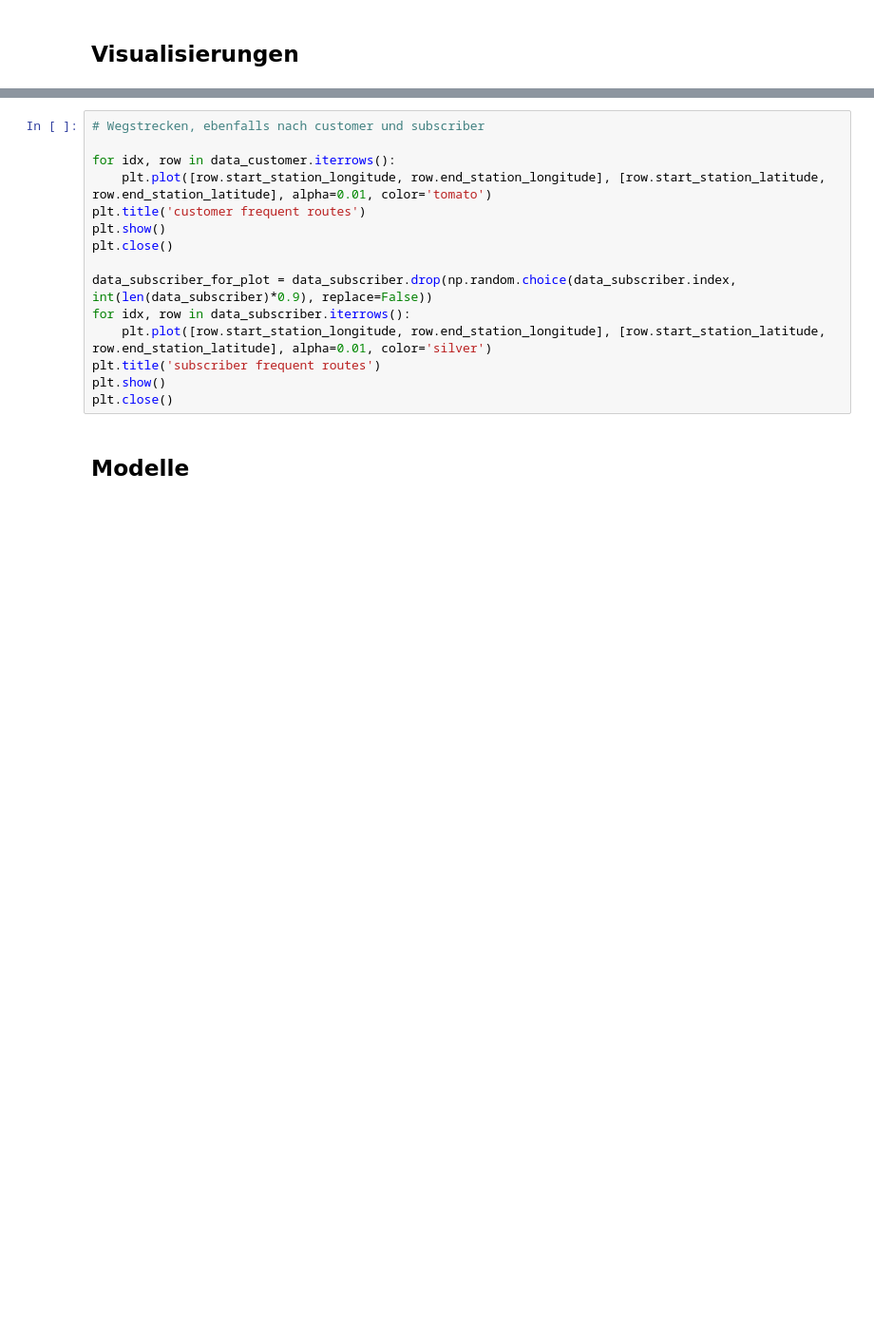
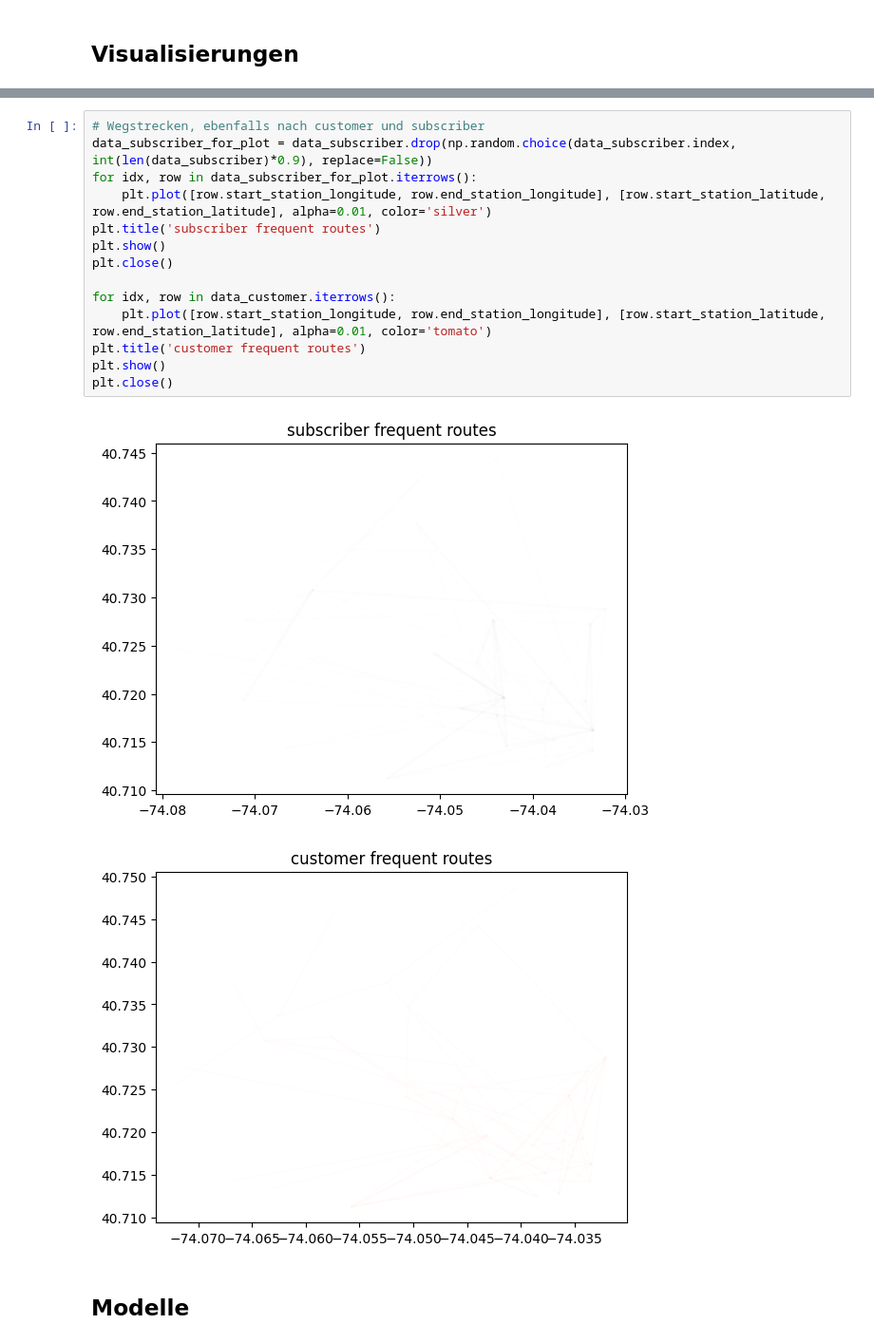
Before and after one commit to betancourt-c/ny_citibike, a Jupyter notebook: ny_citibike.ipynb, the cells around one changed output, grey strips where cells are left out. Shown at 95% size. Drawn from its saved outputs; the diff is of its cells as text; blank space fills up the shorter version.

```diff
--- a/ny_citibike.ipynb
+++ b/ny_citibike.ipynb
@@ -217,17 +278,19 @@ for column, bins in plot_specs:
 # %%
 # Wegstrecken, ebenfalls nach customer und subscriber
+data_subscriber_for_plot = data_subscriber.drop(np.random.choice(data_subscriber.index, int(len(data_subscriber)*0.9), replace=False))
+for idx, row in data_subscriber_for_plot.iterrows():
+    plt.plot([row.start_station_longitude, row.end_station_longitude], [row.start_station_latitude, row.end_station_latitude], alpha=0.01, color='silver')
+plt.title('subscriber frequent routes')
+plt.show()
+plt.close()
 
 for idx, row in data_customer.iterrows():
     plt.plot([row.start_station_longitude, row.end_station_longitude], [row.start_station_latitude, row.end_station_latitude], alpha=0.01, color='tomato')
 plt.title('customer frequent routes')
 plt.show()
 plt.close()
-
-data_subscriber_for_plot = data_subscriber.drop(np.random.choice(data_subscriber.index, int(len(data_subscriber)*0.9), replace=False))
-for idx, row in data_subscriber.iterrows():
-    plt.plot([row.start_station_longitude, row.end_station_longitude], [row.start_station_latitude, row.end_station_latitude], alpha=0.01, color='silver')
-plt.title('subscriber frequent routes')
-plt.show()
-plt.close()
+# %% [output]
+[figure, added]
+[figure, added]
 # %% [markdown]
 ## Modelle
```
Also changed, not shown: parts of 15 cells of this notebook, 1 other file.
